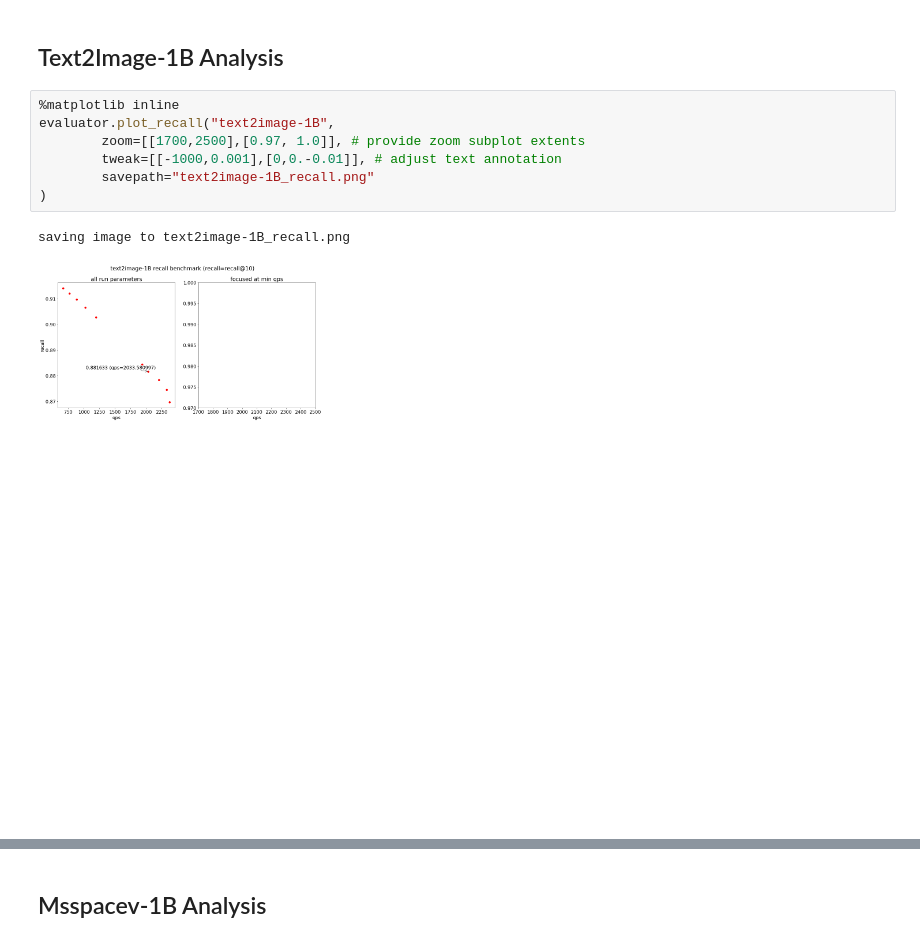
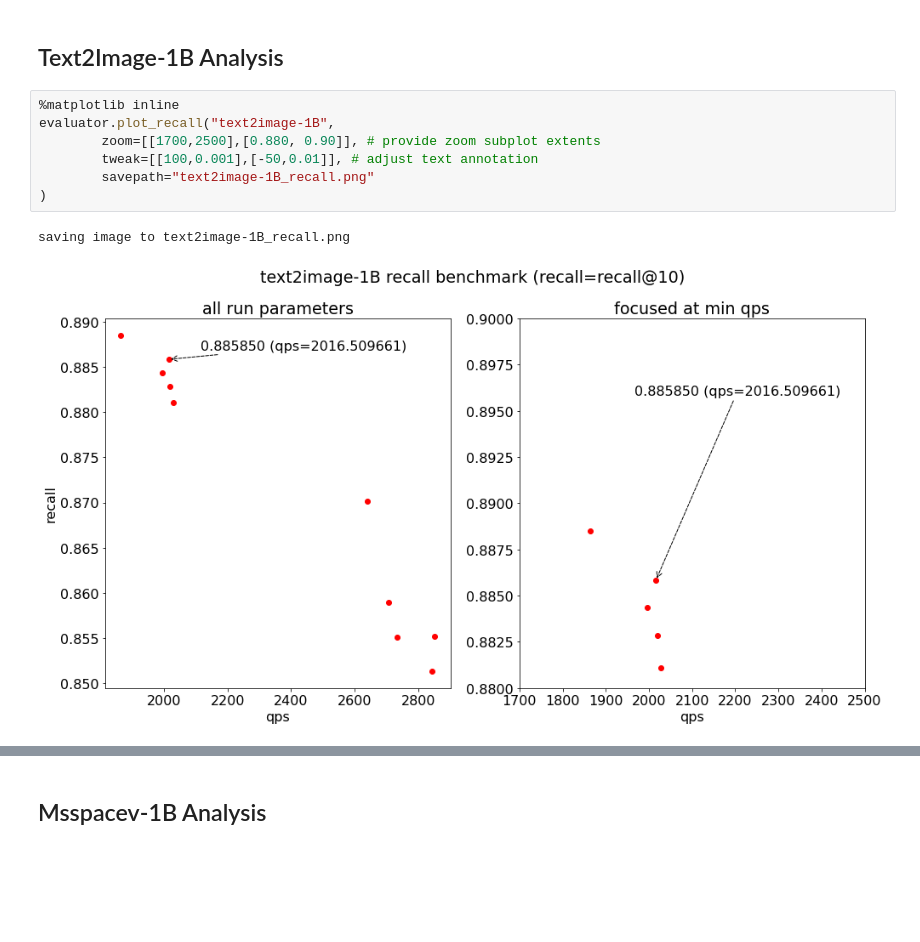
Before and after one commit to harsha-simhadri/big-ann-benchmarks, a Jupyter notebook: t3/eval_2021/gemini/EvalPublic.ipynb, the cells around one changed output, grey strips where cells are left out. Saved outputs shown, nothing was run; the diff lists cells and outputs as text; blank space fills up the shorter version.

Commit message:
eval of latest ssnpp and text2image indexes - merged with previous results

```diff
--- a/t3/eval_2021/gemini/EvalPublic.ipynb
+++ b/t3/eval_2021/gemini/EvalPublic.ipynb
@@ -83,13 +83,13 @@ evaluator.plot_power("bigann-1B",
 # %%
 %matplotlib inline
 evaluator.plot_recall("text2image-1B",
-        zoom=[[1700,2500],[0.97, 1.0]], # provide zoom subplot extents
-        tweak=[[-1000,0.001],[0,0.-0.01]], # adjust text annotation
+        zoom=[[1700,2500],[0.880, 0.90]], # provide zoom subplot extents
+        tweak=[[100,0.001],[-50,0.01]], # adjust text annotation
         savepath="text2image-1B_recall.png"
 )
 # %% [output]
 saving image to text2image-1B_recall.png
-[figure, old version]
+[figure, new version]
 # %%
 %matplotlib inline
 evaluator.plot_throughput("text2image-1B",
```
Also changed, not shown: parts of 7 cells of this notebook, 16 other files.
